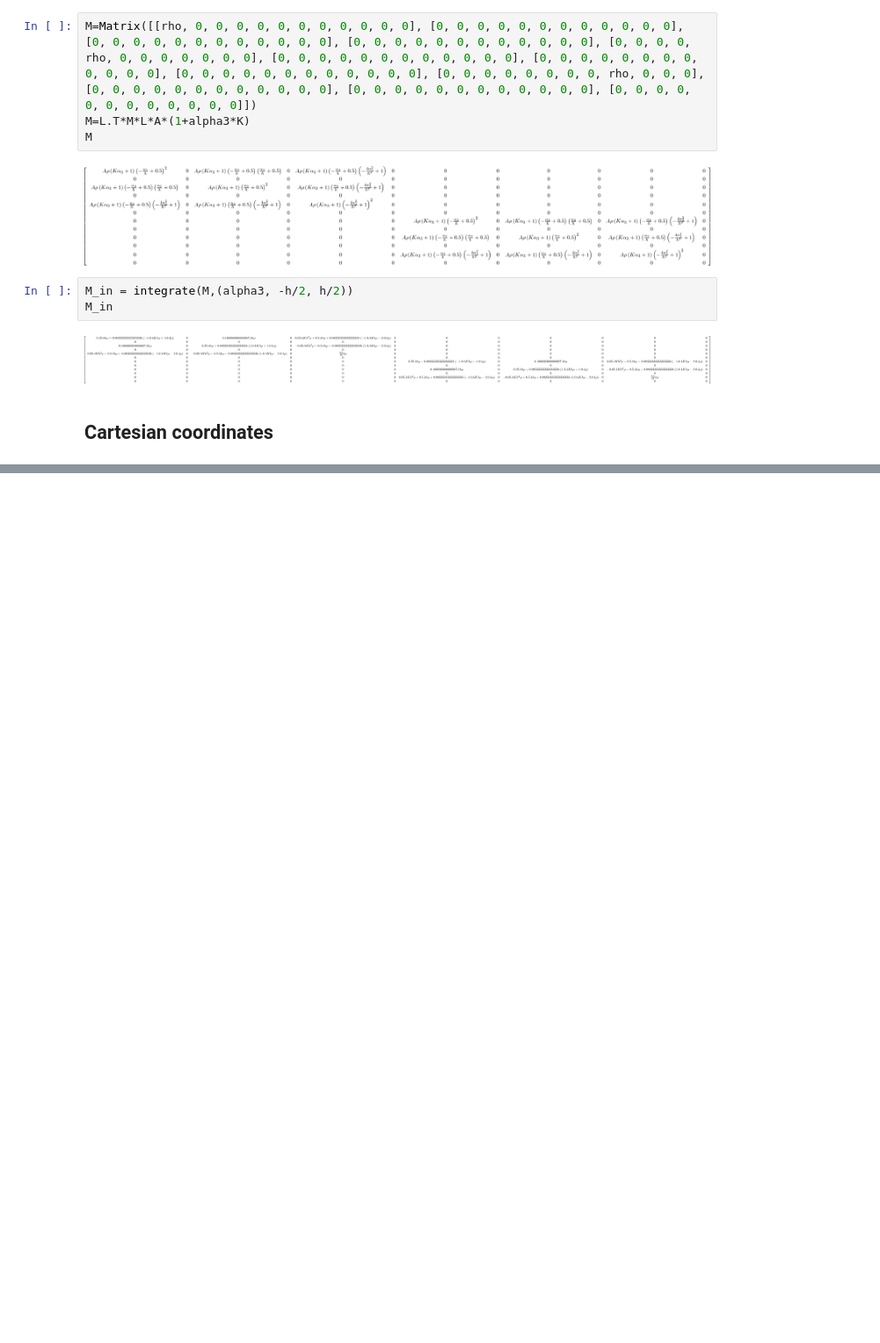
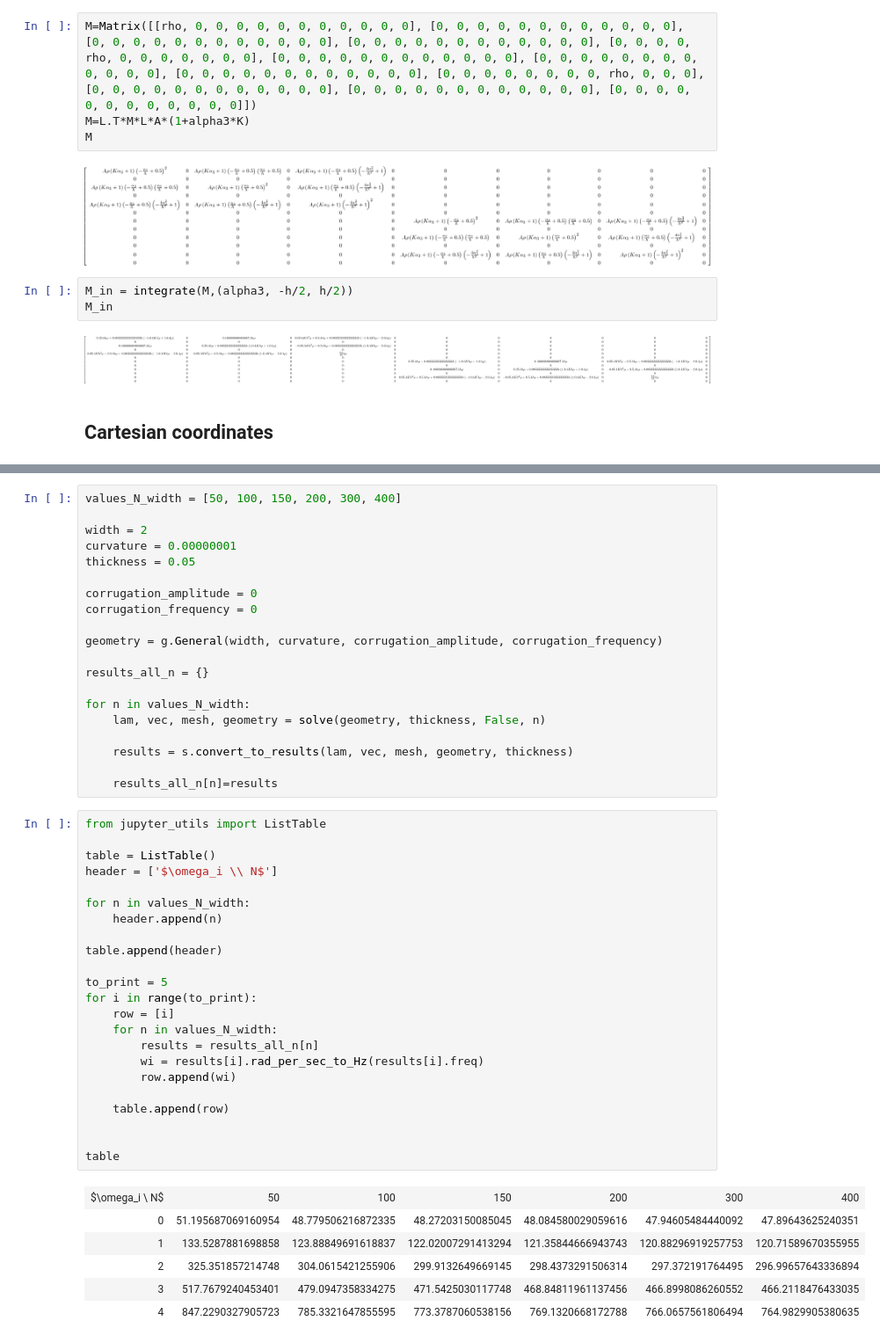
Before and after one commit to tarashor/vibrations, a Jupyter notebook: py/notebooks/LinearSolShellsSquareFEM.ipynb, the cells around one changed output, grey strips where cells are left out. Shown at 88% size. Cells and saved outputs as stored; diff of their text form; blank space fills up the shorter version.

```diff
--- a/py/notebooks/LinearSolShellsSquareFEM.ipynb
+++ b/py/notebooks/LinearSolShellsSquareFEM.ipynb
@@ -250,0 +251,50 @@ for i in range(to_print):
+# %%
+values_N_width = [50, 100, 150, 200, 300, 400]
+
+width = 2
+curvature = 0.00000001
+thickness = 0.05
+
+corrugation_amplitude = 0
+corrugation_frequency = 0
+
+geometry = g.General(width, curvature, corrugation_amplitude, corrugation_frequency)
+
+results_all_n = {}
+
+for n in values_N_width:
+    lam, vec, mesh, geometry = solve(geometry, thickness, False, n)
+
+    results = s.convert_to_results(lam, vec, mesh, geometry, thickness)
+
+    results_all_n[n]=results
+# %%
+from jupyter_utils import ListTable
+
+table = ListTable()
+header = ['$\omega_i \\ N$']
+
+for n in values_N_width:
+    header.append(n)
+
+table.append(header)
+
+to_print = 5
+for i in range(to_print):
+    row = [i]
+    for n in values_N_width:
+        results = results_all_n[n]
+        wi = results[i].rad_per_sec_to_Hz(results[i].freq)
+        row.append(wi)
+
+    table.append(row)
+
+
+table
+# %% [output]
+| $\omega_i \ N$ | 50 | 100 | 150 | 200 | 300 | 400 |
+| 0 | 51.195687069160954 | 48.779506216872335 | 48.27203150085045 | 48.084580029059616 | 47.94605484440092 | 47.89643625240351 |
+| 1 | 133.5287881698858 | 123.88849691618837 | 122.02007291413294 | 121.35844666943743 | 120.88296919257753 | 120.71589670355955 |
+| 2 | 325.351857214748 | 304.0615421255906 | 299.9132649669145 | 298.4373291506314 | 297.372191764495 | 296.99657643336894 |
+| 3 | 517.7679240453401 | 479.0947358334275 | 471.5425030117748 | 468.84811961137456 | 466.8998086260552 | 466.2118476433035 |
+| 4 | 847.2290327905723 | 785.3321647855595 | 773.3787060538156 | 769.1320668172788 | 766.0657561806494 | 764.9829905380635 |
```
Also changed, not shown: parts of 1 cell of this notebook, 2 other files.
